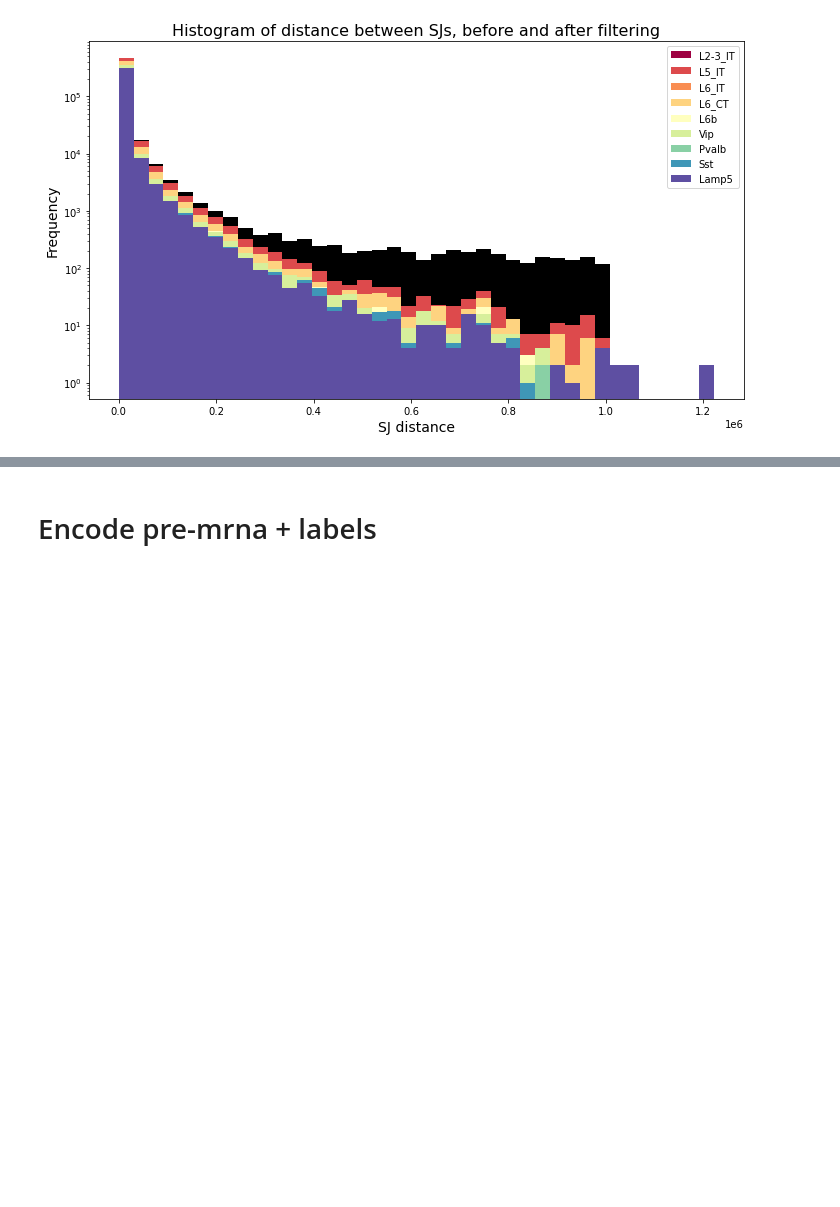
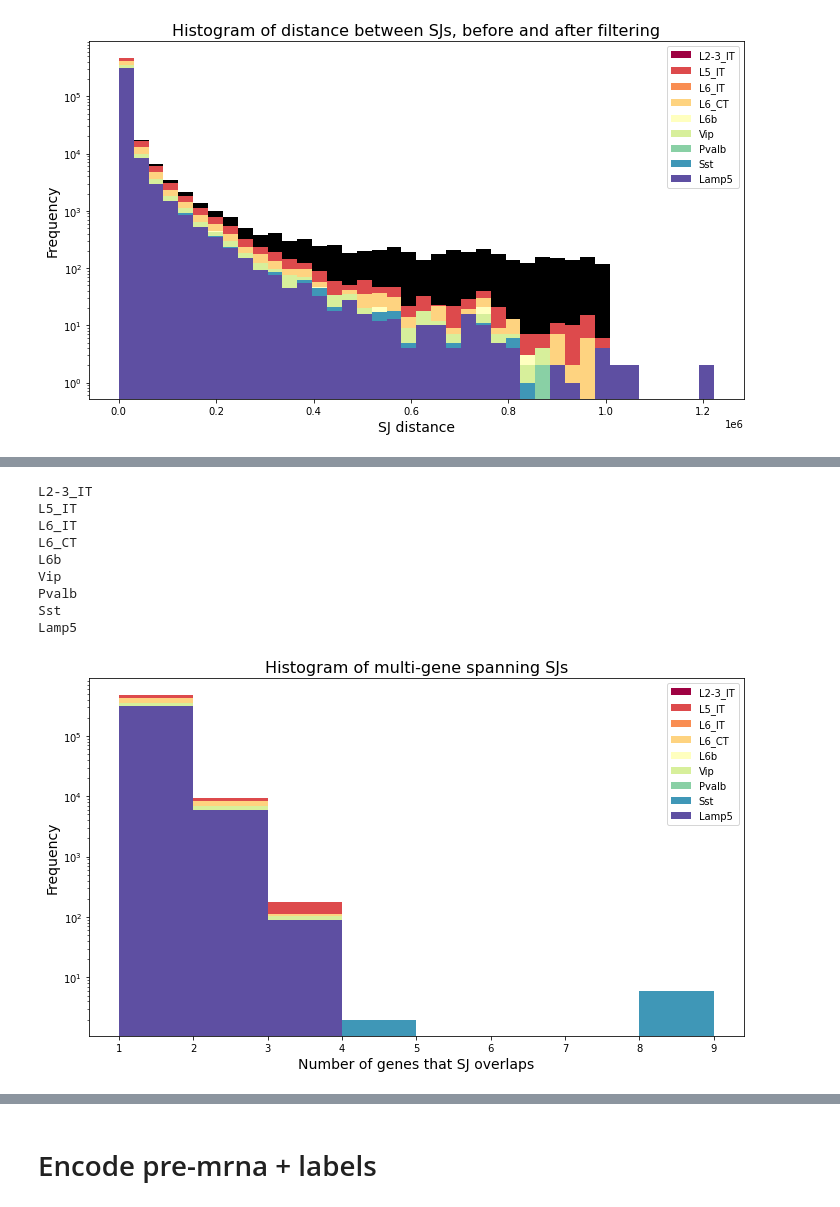
Before and after one commit to dmnburrows/deepNN_splice, a Jupyter notebook: data_process.ipynb, the cells around one changed output, grey strips where cells are left out. Drawn from its saved outputs; the diff is of its cells as text; code cells hidden in the pictures; blank space fills up the shorter version.

Commit message:
dealing with multigene SJs

```diff
--- a/data_process.ipynb
+++ b/data_process.ipynb
@@ -1365,3 +1407,79 @@ Vip
 Pvalb
 Sst
 Lamp5
+# %%
+# Plot statistics of non-unique
+# for each cell type, what how many SJs map to more than one gene
+
+# filter SJs longer than their genes, and normalise, and average over overlapping gene loci
+#========================================================================================
+glu_l = ['L2-3_IT','L5_IT', 'L6_IT', 'L6_CT', 'L6b']
+gaba_l = [ 'Vip', 'Pvalb', 'Sst', 'Lamp5']
+name_l = glu_l + gaba_l
+
+fig, ax = plt.subplots(figsize=(10, 6))
+b=np.arange(1,10,1)
+colormap = plt.cm.get_cmap('Spectral', len(name_l))
+
+path = '/cndd2/dburrows/DATA/splice/smartseq-rna_MOp_biccn/pseudobulk/gran1/'
+for i in range(len(name_l)):
+    print(name_l[i])
+    curr = pd.read_csv(path+name_l[i] + '/SJ.annotated.bed',sep='\t', header=None, index_col=False,low_memory=False,
+                     names =['chromosome', 'SJ-point_start', 'SJ-point_end', 'id-SJ', 'id-unique', 'strand', 'cell',
+                 'SJ_start', 'SJ_end','intron_motif', 'annotated', 'overhang', 'SJ_distance',
+                 'n_unq', 'n_mult', 'chr-anot', 'start-anot', 'end-anot', 'name-anot', 'geneid-anot', 'strand-anot', 'NA'])
+
+    #remove any SJs that are further apart than their genes
+    new = curr.loc[(curr['end-anot']-curr['start-anot']) - curr['SJ_distance'] > 0].copy()
+
+    # Read in library size + gene annotation
+    gene_mat = pd.read_csv(path+name_l[i]+'/ReadsPerGene.out.tab', sep='\t', header=None, index_col=0,
+                          names = ['counts', 'read1', 'read2'])
+    wc = pd.read_csv(path+name_l[i]+'/library_size.txt', header=None).loc[0].values[0]
+
+    #Confirm all genes present
+    assert len(gene_mat.loc[new['geneid-anot'].unique()]) == len(new['geneid-anot'].unique()), 'Some genes found in SJ.bed not in RNA data'
+
+    # Normalise ->
+    # Normalised SJ usage (NSJU) = (unique SJ reads) / RPKM of gene -> SJ usage relative to gene expression + library size
+    # RPKM = (gene mapped reads x 10**9) / (gene length in bp * library size)
+    rpkm =  ((gene_mat.loc[new['geneid-anot']]['counts'] * 10**9).values) / (((new['end-anot']-new['start-anot'])).values  * wc)
+    new['NSJU']=new['n_unq'] / rpkm
+
+
+    #deal with SJs that overlap multiple genes -> take mean
+    #=========================================================
+    unq_ = np.unique(new['id-SJ'].values, return_counts=True)
+    rep_ind = unq_[0][unq_[1] > 1] #repeated indeces
+    unq_ind =  unq_[0][unq_[1] == 1]
+
+    plt.hist(unq_[1],bins=b, color=colormap(i), alpha=1, label = name_l[i])
+
+ax.set_yscale('log')
+
+# Enhance plot legibility with more descriptive axis labels and a title.
+ax.set_xlabel('Number of genes that SJ overlaps', fontsize=14)
+ax.set_ylabel('Frequency', fontsize=14)
+ax.set_title('Histogram of multi-gene spanning SJs', fontsize=16)
+
+# Adding a grid for easier interpretation of the plot. The 'which="both"' option includes major and minor ticks.
+
+# Adding a legend to distinguish between the original and filtered data visually.
+ax.legend()
+#plt.axvline(min_overhang+1,0,1, c = 'red', linewidth=2, linestyle='--')
+# This command adjusts the subplot params so that the subplot(s) fits in the figure area.
+plt.tight_layout()
+
+# Display the plot
+plt.show()
+# %% [output]
+L2-3_IT
+L5_IT
+L6_IT
+L6_CT
+L6b
+Vip
+Pvalb
+Sst
+Lamp5
+[figure, added]
```
Also changed, not shown: parts of 10 cells of this notebook.
